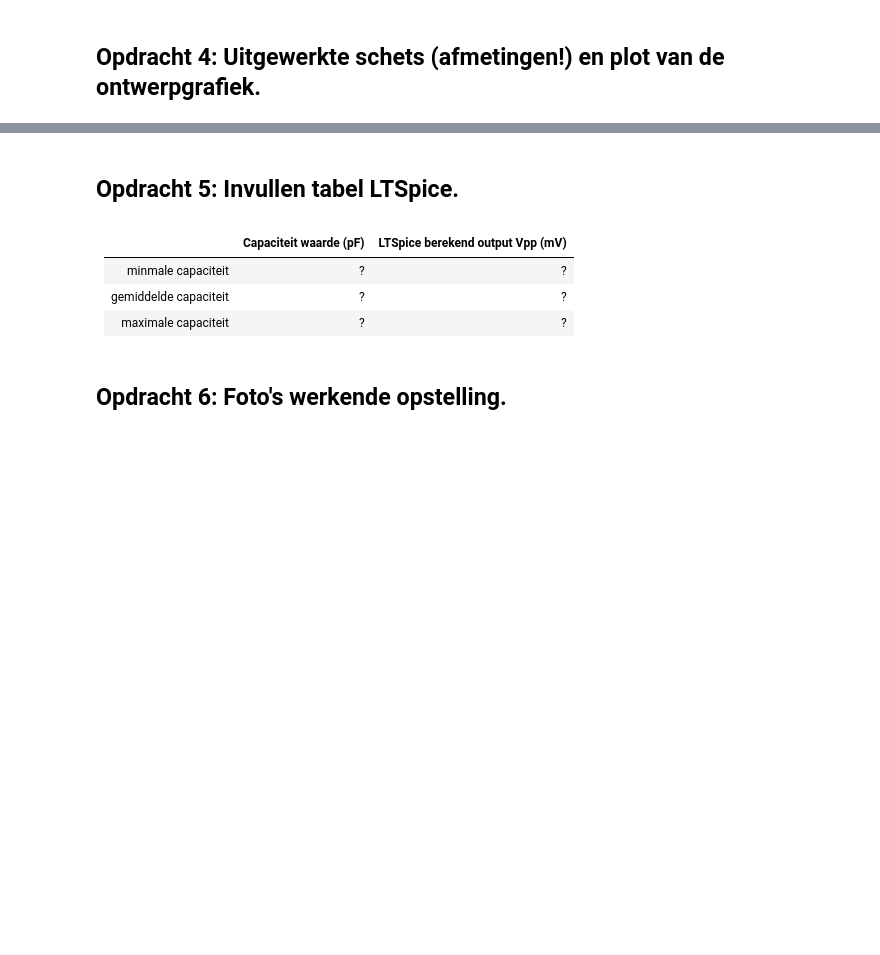
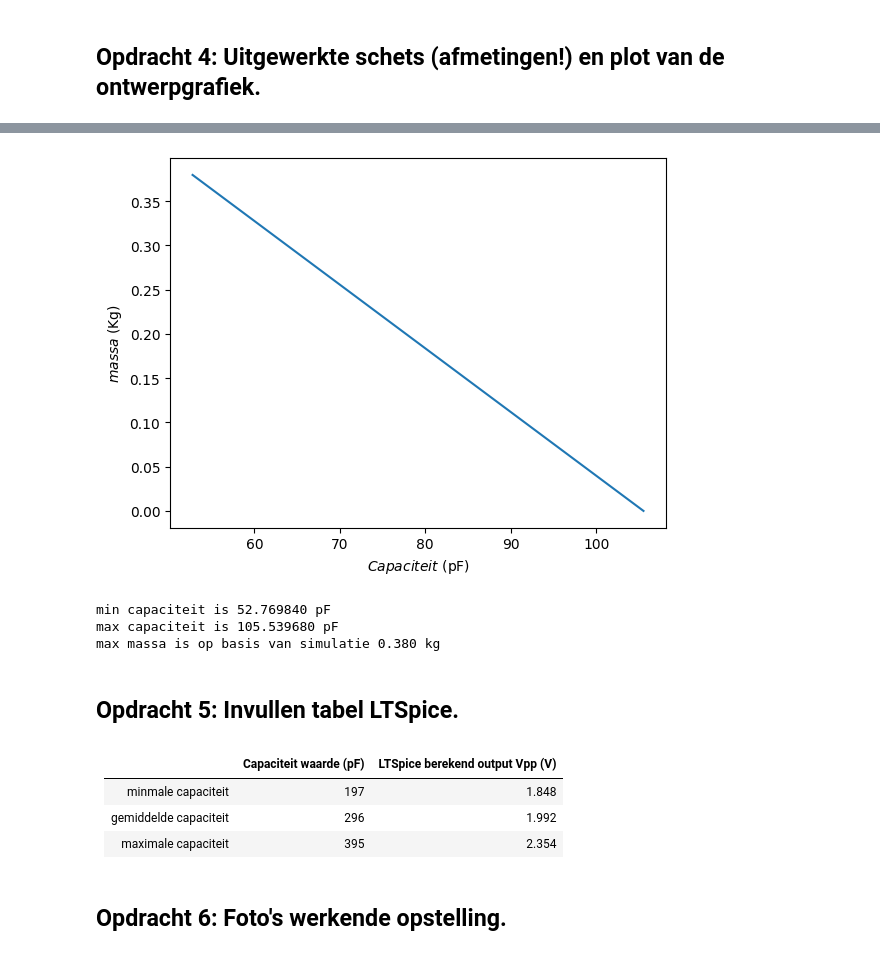
Before and after one commit to Spaantje5/opdrachten-DEF-D, a Jupyter notebook: FysiekeOntwerpopdrachten/2OntwerpEenSensorCondensator/DEFOntwerpopdracht2OntwerpEenSensorInvulTemplate.ipynb, the cells around one changed output, grey strips where cells are left out. Saved outputs shown, nothing was run; the diff lists cells and outputs as text; code cells hidden in the pictures; blank space fills up the shorter version.

```diff
--- a/FysiekeOntwerpopdrachten/2OntwerpEenSensorCondensator/DEFOntwerpopdracht2OntwerpEenSensorInvulTemplate.ipynb
+++ b/FysiekeOntwerpopdrachten/2OntwerpEenSensorCondensator/DEFOntwerpopdracht2OntwerpEenSensorInvulTemplate.ipynb
@@ -100,11 +100,54 @@ Pas deze tekst aan: Wij gaan een sensor maken die X meet.
+# %%
+# Plot hier de verwachte ontwerpgrafiek van jullie sensoren.
+import matplotlib.pyplot as plt
+
+g=9.812 #m/s^2 valversnelling
+k=50 #N/m veerconstante van onze veer geschat op 0.5 N/cm
+L_0=14.9e-2 #begin lengte in cm
+L=np.linspace(L_0,0.5*L_0) #lengte neemt af als resultaat van het gewicht dat er aan hangt van L_0 tot een vierde van L_0
+B=10e-2 #breede van de plaat blijf gelijk (10cm)
+epsilon_r=0.8
+epsilon_karton=epsilon_r*epsilon_0 #epsilpon_r= ongveer 3 voor karton
+d= 1e-3 #afstand tussen de platen (1mm)
+C_schuif=vlakkeplaat(epsilon_karton,L,B,d) #de capaciteit
+
+def massa(k,g,L_0,C,d,epsilon,B):
+    #de massa van het object dat hangt(komt van k*x=m*g, met x=L_0-C*d/epsilon*B), x komt van de formule C=epsilon*B*(L_0-x)/d
+    '''
+    k=veerconstante in N/m
+    g=valversnelling in m/s^2
+    C=capaciteit in F
+    d=afstand tussen platen in m
+    epsilon=permitiviteit in F/m
+    B = plaatbreedte in m
+    '''
+    return (k/g)*(L_0-C*d/(epsilon*B))
+m=massa(k,g,L_0,C_schuif,d,epsilon_karton,B)
+
+plt.figure()
+plt.plot(C_schuif*1e12,m)
+plt.ylabel("$massa$ (Kg)")
+plt.xlabel("$Capaciteit$ (pF)")
+plt.show()
+
+C_min=vlakkeplaat(epsilon_karton,0.5*L_0,B,d)*1e12
+C_max=vlakkeplaat(epsilon_karton,L_0,B,d)*1e12
+print("min capaciteit is %f pF"%C_min)
+print("max capaciteit is %f pF"%C_max)
+print("max massa is op basis van simulatie %.3f kg"%max(m))
+# %% [output]
+[figure, added]
+min capaciteit is 52.769840 pF
+max capaciteit is 105.539680 pF
+max massa is op basis van simulatie 0.380 kg
 # %% [markdown]
 ## Opdracht 5: Invullen tabel LTSpice.
 # %% [markdown]
-|         | Capaciteit waarde (pF)  | LTSpice berekend output Vpp (mV)|
+|         | Capaciteit waarde (pF)  | LTSpice berekend output Vpp (V)|
 |-------------|-------------:|-------------:|
-| minmale capaciteit| ? |? |
-| gemiddelde capaciteit| ? |? |
-| maximale capaciteit| ? |? |
+| minmale capaciteit| 197 | 1.848 |
+| gemiddelde capaciteit| 296 | 1.992 |
+| maximale capaciteit| 395| 2.354 |
 # %% [markdown]
 ## Opdracht 6: Foto's werkende opstelling.
 # %% [markdown]
```
Also changed, not shown: parts of 24 cells of this notebook, 6 other files.
